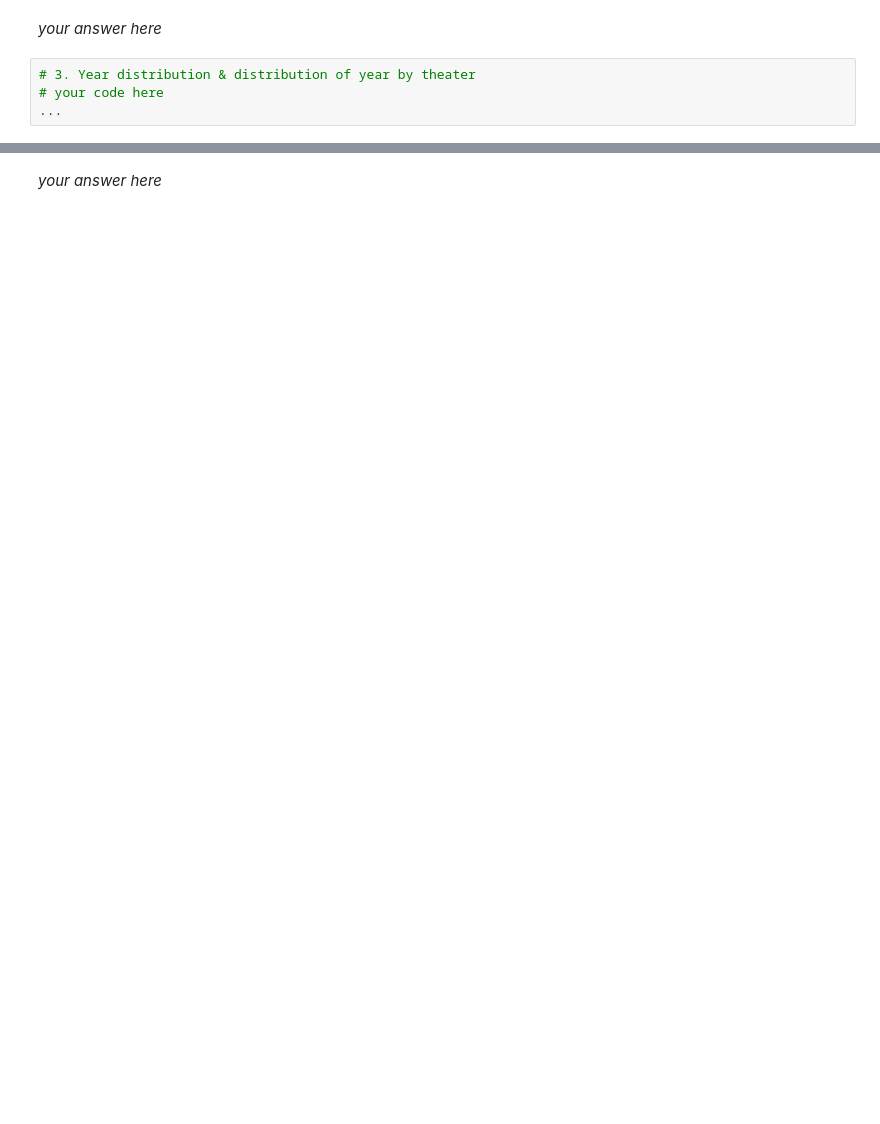
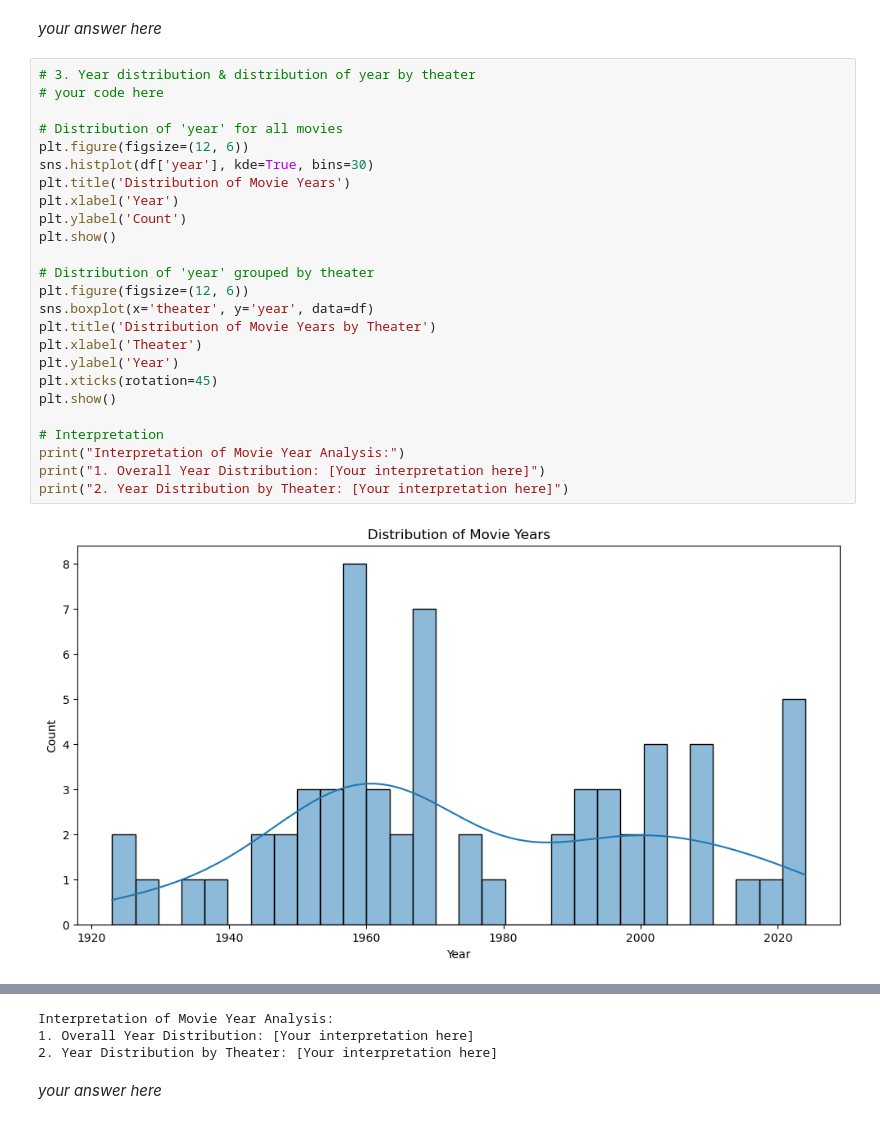
Before and after one commit to mdkrasnow/harvard, a Jupyter notebook: CS 109/cs1090a_hw1/cs1090a_hw1.ipynb, the cells around one changed output, grey strips where cells are left out. Saved outputs shown, nothing was run; the diff lists cells and outputs as text; blank space fills up the shorter version.

```diff
--- a/CS 109/cs1090a_hw1/cs1090a_hw1.ipynb
+++ b/CS 109/cs1090a_hw1/cs1090a_hw1.ipynb
@@ -511,4 +722,27 @@ Example questions you might consider:
 # %%
 # 3. Year distribution & distribution of year by theater
 # your code here
-...
+
+# Distribution of 'year' for all movies
+plt.figure(figsize=(12, 6))
+sns.histplot(df['year'], kde=True, bins=30)
+plt.title('Distribution of Movie Years')
+plt.xlabel('Year')
+plt.ylabel('Count')
+plt.show()
+
+# Distribution of 'year' grouped by theater
+plt.figure(figsize=(12, 6))
+sns.boxplot(x='theater', y='year', data=df)
+plt.title('Distribution of Movie Years by Theater')
+plt.xlabel('Theater')
+plt.ylabel('Year')
+plt.xticks(rotation=45)
+plt.show()
+
+# Interpretation
+print("Interpretation of Movie Year Analysis:")
+print("1. Overall Year Distribution: [Your interpretation here]")
+print("2. Year Distribution by Theater: [Your interpretation here]")
+# %% [output]
+[figure, added]
@@ -515,3 +750,6 @@ Example questions you might consider:
+Interpretation of Movie Year Analysis:
+1. Overall Year Distribution: [Your interpretation here]
+2. Year Distribution by Theater: [Your interpretation here]
 # %% [markdown]
 *your answer here*
 # %%
```
Also changed, not shown: parts of 22 cells of this notebook, 20 other files.
